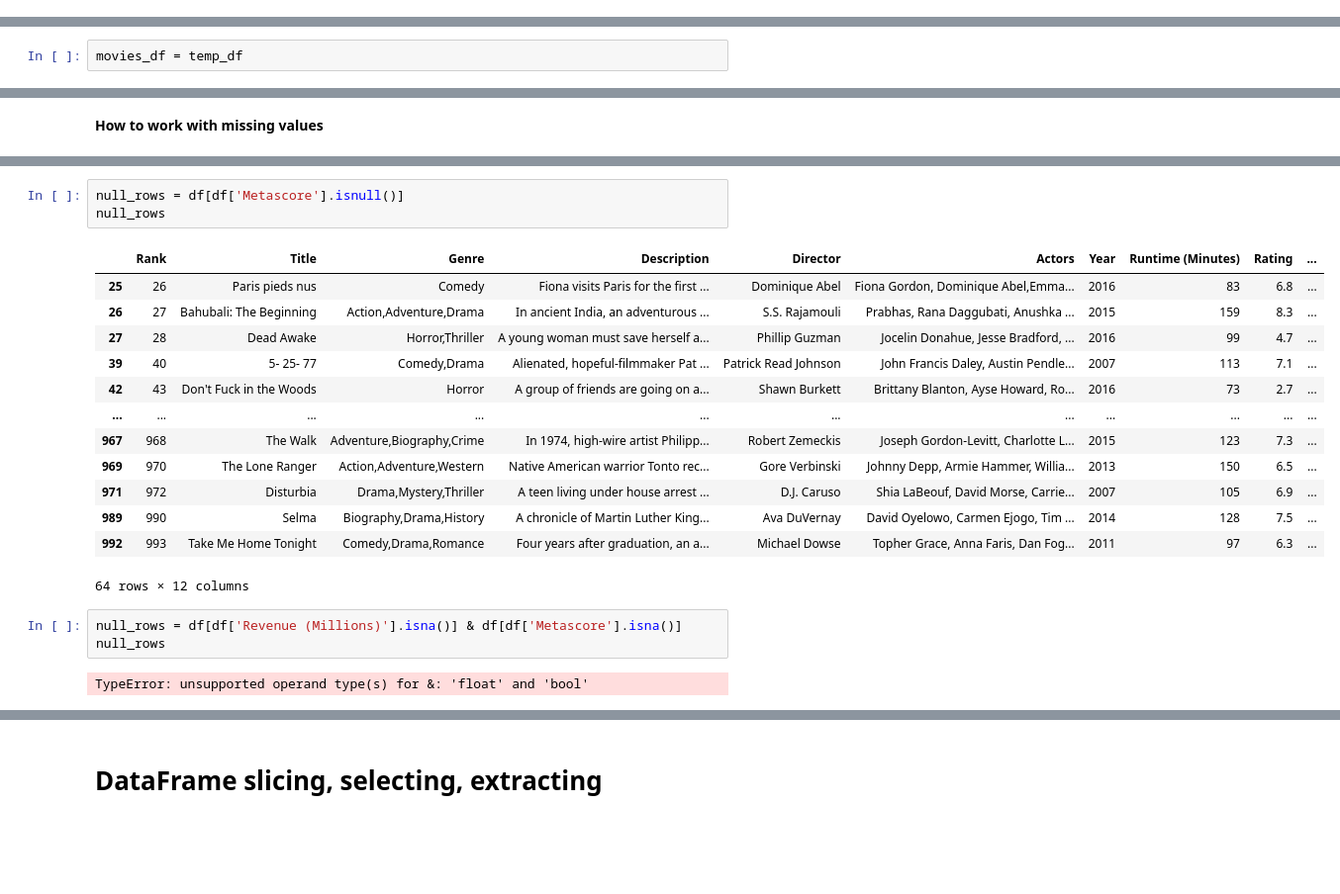
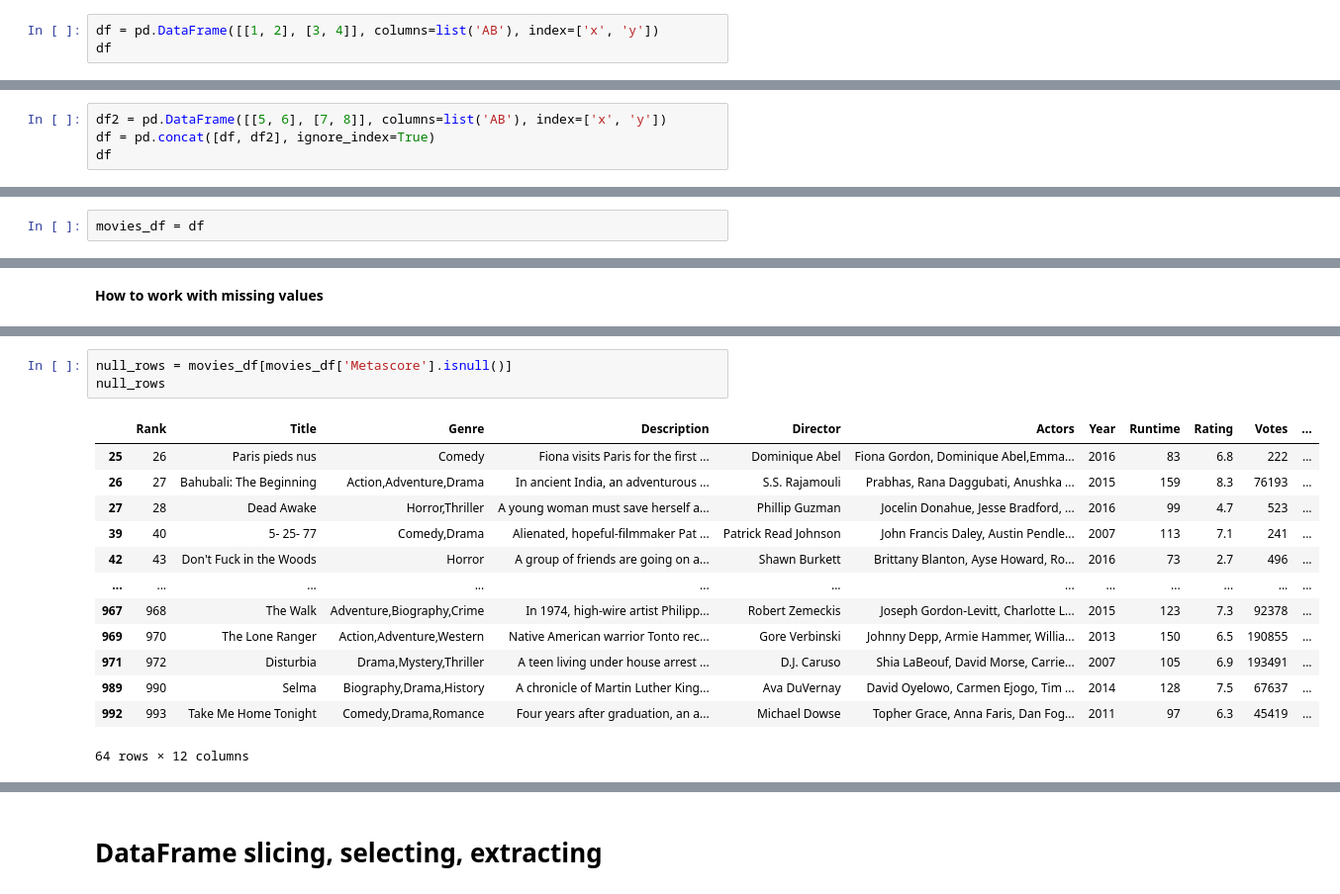
Before and after one commit to CIA66/23001042-15-ACIA-project-gold, a Jupyter notebook: CH3/CH3TP2_PANDAS.ipynb, the cells around one changed output, grey strips where cells are left out. Shown at 99% size. Cells and saved outputs as stored; diff of their text form; blank space fills up the shorter version.

```diff
--- a/CH3/CH3TP2_PANDAS.ipynb
+++ b/CH3/CH3TP2_PANDAS.ipynb
@@ -206,3 +324,6 @@ temp_df = temp_df.drop_duplicates()
 temp_df.shape
 # %% [output]
 (1000, 12)
+# %%
+df = pd.DataFrame([[1, 2], [3, 4]], columns=list('AB'), index=['x', 'y'])
+df
@@ -208,0 +334,4 @@ temp_df.shape
+# %%
+df2 = pd.DataFrame([[5, 6], [7, 8]], columns=list('AB'), index=['x', 'y'])
+df = pd.concat([df, df2], ignore_index=True)
+df
@@ -209,7 +344,7 @@ temp_df.shape
 # %% [markdown]
 **Column cleanup**
 # %%
-movies_df = temp_df
+movies_df = df
 # %%
 movies_df.columns
 # %% [output]
@@ -269,23 +400,18 @@ oranges       0
 dtype: int64
 # %%
-null_rows = df[df['Metascore'].isnull()]
+null_rows = movies_df[movies_df['Metascore'].isnull()]
 null_rows
 # %% [output]
-|  | Rank | Title | Genre | Description | Director | Actors | Year | Runtime (Minutes) | Rating | ... |
-| 25 | 26 | Paris pieds nus | Comedy | Fiona visits Paris for the first ... | Dominique Abel | Fiona Gordon, Dominique Abel,Emma... | 2016 | 83 | 6.8 | ... |
-| 26 | 27 | Bahubali: The Beginning | Action,Adventure,Drama | In ancient India, an adventurous ... | S.S. Rajamouli | Prabhas, Rana Daggubati, Anushka ... | 2015 | 159 | 8.3 | ... |
-| 27 | 28 | Dead Awake | Horror,Thriller | A young woman must save herself a... | Phillip Guzman | Jocelin Donahue, Jesse Bradford, ... | 2016 | 99 | 4.7 | ... |
-| 39 | 40 | 5- 25- 77 | Comedy,Drama | Alienated, hopeful-filmmaker Pat ... | Patrick Read Johnson | John Francis Daley, Austin Pendle... | 2007 | 113 | 7.1 | ... |
-| 42 | 43 | Don't Fuck in the Woods | Horror | A group of friends are going on a... | Shawn Burkett | Brittany Blanton, Ayse Howard, Ro... | 2016 | 73 | 2.7 | ... |
-| ... | ... | ... | ... | ... | ... | ... | ... | ... | ... | ... |
-| 967 | 968 | The Walk | Adventure,Biography,Crime | In 1974, high-wire artist Philipp... | Robert Zemeckis | Joseph Gordon-Levitt, Charlotte L... | 2015 | 123 | 7.3 | ... |
-| 969 | 970 | The Lone Ranger | Action,Adventure,Western | Native American warrior Tonto rec... | Gore Verbinski | Johnny Depp, Armie Hammer, Willia... | 2013 | 150 | 6.5 | ... |
-| 971 | 972 | Disturbia | Drama,Mystery,Thriller | A teen living under house arrest ... | D.J. Caruso | Shia LaBeouf, David Morse, Carrie... | 2007 | 105 | 6.9 | ... |
-| 989 | 990 | Selma | Biography,Drama,History | A chronicle of Martin Luther King... | Ava DuVernay | David Oyelowo, Carmen Ejogo, Tim ... | 2014 | 128 | 7.5 | ... |
-| 992 | 993 | Take Me Home Tonight | Comedy,Drama,Romance | Four years after graduation, an a... | Michael Dowse | Topher Grace, Anna Faris, Dan Fog... | 2011 | 97 | 6.3 | ... |
+|  | Rank | Title | Genre | Description | Director | Actors | Year | Runtime | Rating | Votes | ... |
+| 25 | 26 | Paris pieds nus | Comedy | Fiona visits Paris for the first ... | Dominique Abel | Fiona Gordon, Dominique Abel,Emma... | 2016 | 83 | 6.8 | 222 | ... |
+| 26 | 27 | Bahubali: The Beginning | Action,Adventure,Drama | In ancient India, an adventurous ... | S.S. Rajamouli | Prabhas, Rana Daggubati, Anushka ... | 2015 | 159 | 8.3 | 76193 | ... |
+| 27 | 28 | Dead Awake | Horror,Thriller | A young woman must save herself a... | Phillip Guzman | Jocelin Donahue, Jesse Bradford, ... | 2016 | 99 | 4.7 | 523 | ... |
+| 39 | 40 | 5- 25- 77 | Comedy,Drama | Alienated, hopeful-filmmaker Pat ... | Patrick Read Johnson | John Francis Daley, Austin Pendle... | 2007 | 113 | 7.1 | 241 | ... |
+| 42 | 43 | Don't Fuck in the Woods | Horror | A group of friends are going on a... | Shawn Burkett | Brittany Blanton, Ayse Howard, Ro... | 2016 | 73 | 2.7 | 496 | ... |
+| ... | ... | ... | ... | ... | ... | ... | ... | ... | ... | ... | ... |
+| 967 | 968 | The Walk | Adventure,Biography,Crime | In 1974, high-wire artist Philipp... | Robert Zemeckis | Joseph Gordon-Levitt, Charlotte L... | 2015 | 123 | 7.3 | 92378 | ... |
+| 969 | 970 | The Lone Ranger | Action,Adventure,Western | Native American warrior Tonto rec... | Gore Verbinski | Johnny Depp, Armie Hammer, Willia... | 2013 | 150 | 6.5 | 190855 | ... |
+| 971 | 972 | Disturbia | Drama,Mystery,Thriller | A teen living under house arrest ... | D.J. Caruso | Shia LaBeouf, David Morse, Carrie... | 2007 | 105 | 6.9 | 193491 | ... |
+| 989 | 990 | Selma | Biography,Drama,History | A chronicle of Martin Luther King... | Ava DuVernay | David Oyelowo, Carmen Ejogo, Tim ... | 2014 | 128 | 7.5 | 67637 | ... |
+| 992 | 993 | Take Me Home Tonight | Comedy,Drama,Romance | Four years after graduation, an a... | Michael Dowse | Topher Grace, Anna Faris, Dan Fog... | 2011 | 97 | 6.3 | 45419 | ... |
 64 rows × 12 columns
-# %%
-null_rows = df[df['Revenue (Millions)'].isna()] & df[df['Metascore'].isna()]
-null_rows
-# %% [output]
-TypeError: unsupported operand type(s) for &: 'float' and 'bool'
```
Also changed, not shown: parts of 42 cells of this notebook, 4 other files.
